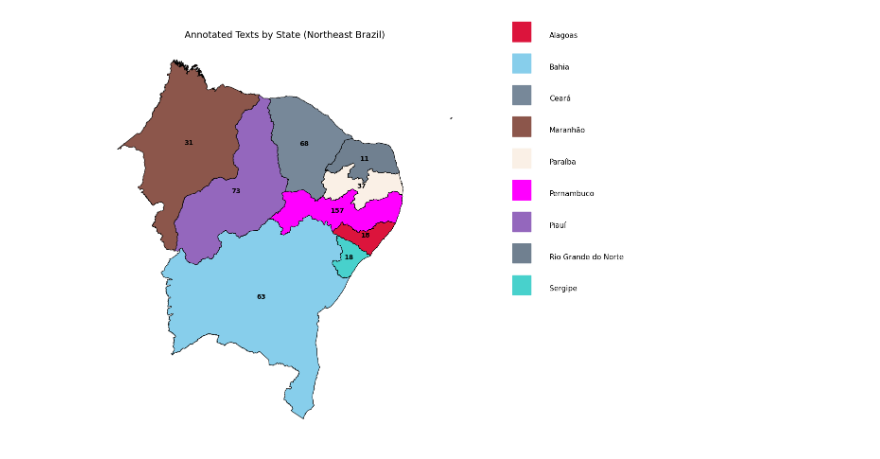
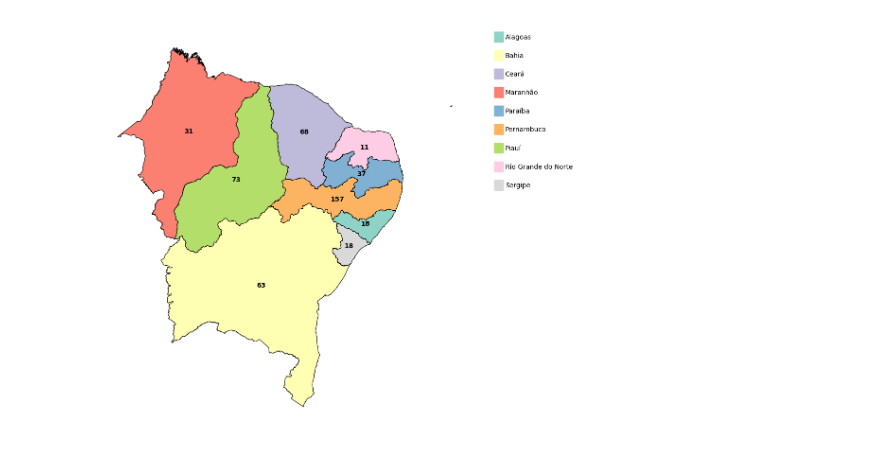
Before and after one commit to llm-pt-ibm/brazilian_northeast_humor_dataset, a Jupyter notebook: database/data_exploration.ipynb, the cells around one changed output. Cells and saved outputs as stored; diff of their text form; code cells hidden in the pictures.

```diff
--- a/database/data_exploration.ipynb
+++ b/database/data_exploration.ipynb
@@ -105,9 +35,8 @@ northeast_map = states[states['name'].isin(northeast_states)].copy()
 northeast_map = northeast_map.merge(state_counts, left_on='name', right_on='brazilian_state')
 
 # 8. Assign distinct colors per state
-colors = list(mcolors.TABLEAU_COLORS.values()) + list(mcolors.CSS4_COLORS.values())
-random.shuffle(colors)
-state_colors = {state: colors[i] for i, state in enumerate(northeast_map['name'])}
+palette = sns.color_palette("Set3", len(northeast_map))
+state_colors = {state: mcolors.to_hex(palette[i]) for i, state in enumerate(northeast_map['name'])}
 northeast_map['color'] = northeast_map['name'].map(state_colors)
 
 # 9. Plot map using full GeoDataFrame
@@ -115,36 +44,44 @@ fig, ax = plt.subplots(1, 2, figsize=(16, 9))
 
 # Plot full GeoDataFrame with custom colors
 northeast_map.plot(
     ax=ax[0],
     color=northeast_map['color'],
     edgecolor='black',
     linewidth=0.8
 )
 
 # Add annotation count inside each state using centroid
 for idx, row in northeast_map.iterrows():
     centroid = row['geometry'].centroid
     ax[0].text(centroid.x, centroid.y, str(row['annotation_count']),
                fontsize=10, ha='center', va='center', color='black', weight='bold')
 
-ax[0].set_title('Annotated Texts by State (Northeast Brazil)', fontsize=14)
+#ax[0].set_title('Annotated Texts by State (Northeast Brazil)', fontsize=14)
 ax[0].axis('off')
 
 # 10. Build the legend manually (name-color table)
 ax[1].axis('off')
 legend_table = pd.DataFrame({
     'State': northeast_map['name'],
     'Color': northeast_map['color']
 }).sort_values('State').reset_index(drop=True)
 
-# Add colored squares and labels
+# 🔧 Adjust size/spacing parameters
+box_width = 0.025   # smaller color box
+box_height = 0.025
+start_y = 0.95
+line_spacing = 0.045  # tighter spacing
+
+# Draw smaller colored boxes and closer text
 for i, row in legend_table.iterrows():
-    ax[1].add_patch(mpatches.Rectangle((0.1, 1 - i*0.08), 0.05, 0.05,
+    y = start_y - i * line_spacing
+    ax[1].add_patch(mpatches.Rectangle((0.05, y), box_width, box_height,
                                        color=row['Color'], transform=ax[1].transAxes, clip_on=False))
-    ax[1].text(0.2, 1 - i*0.08 + 0.015, row['State'],
-               transform=ax[1].transAxes, fontsize=11, va='center')
+    ax[1].text(0.08, y + box_height / 2, row['State'],
+               transform=ax[1].transAxes, fontsize=10, va='center')
 
+plt.savefig('northeastern_map_highres.png', dpi=300, bbox_inches='tight')
 plt.tight_layout()
 plt.show()
 # %% [output]
-[figure, old version]
+[figure, new version]
```
Also changed, not shown: parts of 2 cells of this notebook, 2 other files.
